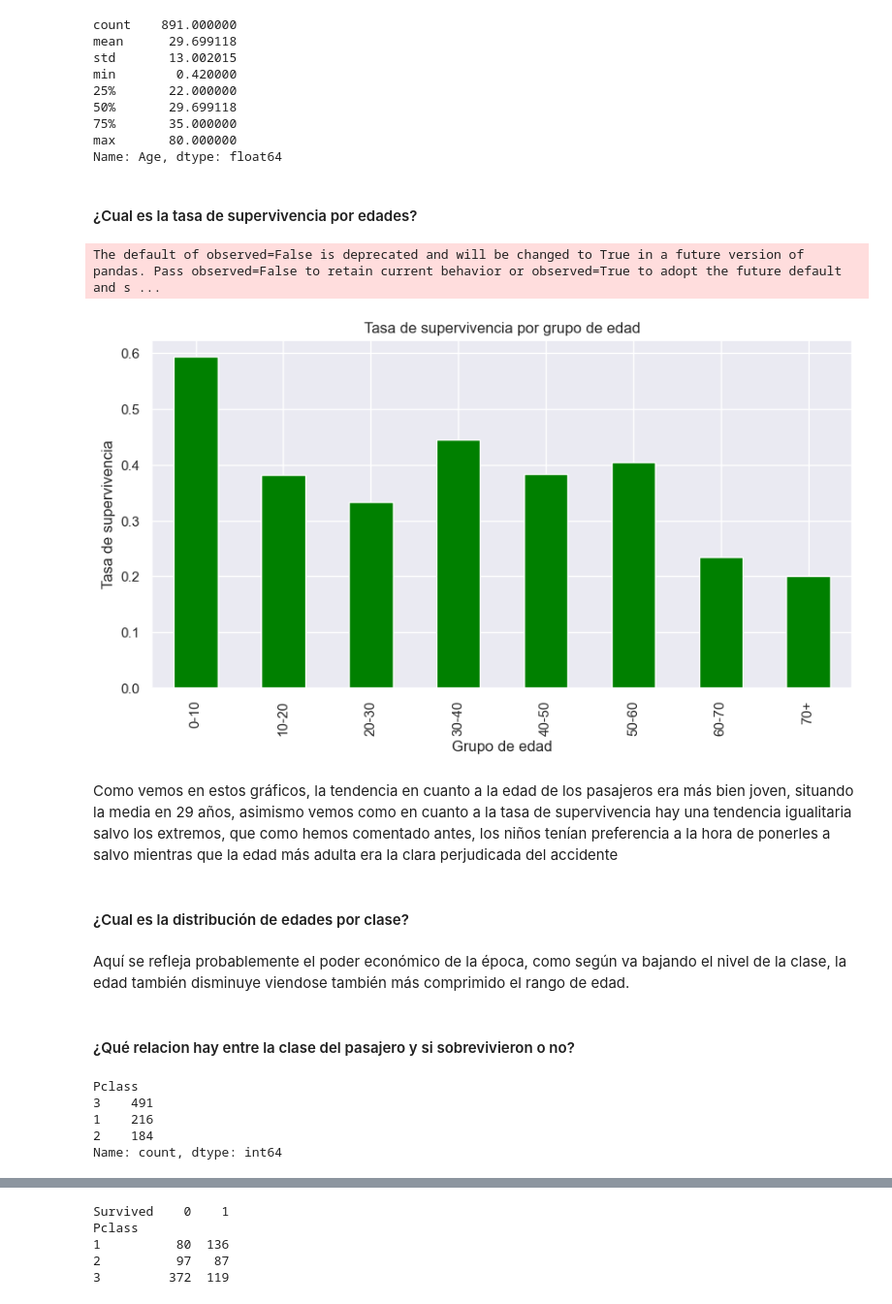
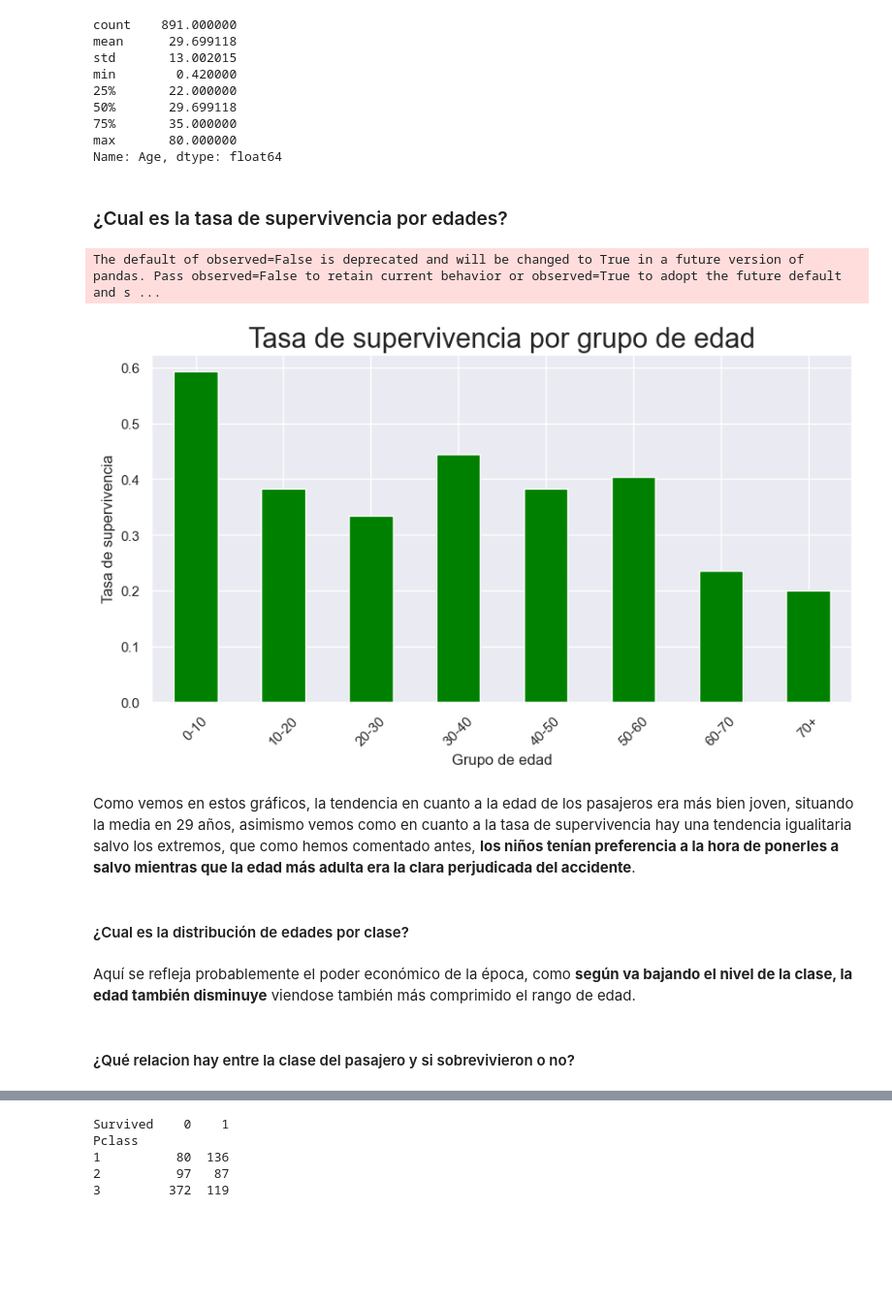
Before and after one commit to JaimeVecina/Ejercicio_Titanic_Proyecto, a Jupyter notebook: Ejercicio_Titanic.ipynb, the cells around one changed output, grey strips where cells are left out. Shown at 97% size. Cells and saved outputs as stored; diff of their text form; code cells hidden in the pictures; blank space fills up the shorter version.

```diff
--- a/Ejercicio_Titanic.ipynb
+++ b/Ejercicio_Titanic.ipynb
@@ -412,27 +396,28 @@ fig.update_layout(xaxis_title='Años', yaxis_title='Cantidad', title='Edad de la
 
 fig.show()
 # %% [markdown]
-#### ¿Cual es la tasa de supervivencia por edades?
+### ¿Cual es la tasa de supervivencia por edades?
 # %%
 # Crear grupos de edad
 bins = [0, 10, 20, 30, 40, 50, 60, 70, 120]
 labels = ['0-10', '10-20', '20-30', '30-40', '40-50', '50-60', '60-70', '70+']
 df['AgeGroup'] = pd.cut(df['Age'], bins, labels=labels)
 
 # Calcular la tasa de supervivencia por grupo de edad
 Supervivencia_edad = df.groupby('AgeGroup')['Survived'].mean()
 
 # Visualizar la tasa de supervivencia por grupo de edad
 Supervivencia_edad.plot(kind='bar', figsize=(10, 5), color = 'green')
-plt.title('Tasa de supervivencia por grupo de edad')
+plt.title('Tasa de supervivencia por grupo de edad', fontsize=22)
 plt.xlabel('Grupo de edad')
 plt.ylabel('Tasa de supervivencia')
+plt.xticks(rotation=45)
 plt.show()
 # %% [output]
 The default of observed=False is deprecated and will be changed to True in a future version of pandas. Pass observed=False to retain current behavior or observed=True to adopt the future default and s ...
-[figure, old version]
+[figure, new version]
 # %% [markdown]
-Como vemos en estos gráficos, la tendencia en cuanto a la edad de los pasajeros era más bien joven, situando la media en 29 años, asimismo vemos como en cuanto a la tasa de supervivencia hay una tendencia igualitaria salvo los extremos, que como hemos comentado antes, los niños tenían preferencia a la hora de ponerles a salvo mientras que la edad más adulta era la clara perjudicada del accidente
+Como vemos en estos gráficos, la tendencia en cuanto a la edad de los pasajeros era más bien joven, situando la media en 29 años, asimismo vemos como en cuanto a la tasa de supervivencia hay una tendencia igualitaria salvo los extremos, que como hemos comentado antes, **los niños tenían preferencia a la hora de ponerles a salvo mientras que la edad más adulta era la clara perjudicada del accidente**.
 # %% [markdown]
 #### ¿Cual es la distribución de edades por clase?
 # %%
@@ -445,13 +431,5 @@ fig.update_layout(title='Distribución de edades por clase en el Titanic', xaxis
 fig.show()
 # %% [markdown]
-Aquí se refleja probablemente el poder económico de la época, como según va bajando el nivel de la clase, la edad también disminuye viendose también más comprimido el rango de edad.
+Aquí se refleja probablemente el poder económico de la época, como **según va bajando el nivel de la clase, la edad también disminuye** viendose también más comprimido el rango de edad.
 # %% [markdown]
 #### ¿Qué relacion hay entre la clase del pasajero y si sobrevivieron o no?
-# %%
-df['Pclass'].value_counts()
-# %% [output]
-Pclass
-3    491
-1    216
-2    184
-Name: count, dtype: int64
```
Also changed, not shown: parts of 44 cells of this notebook.
